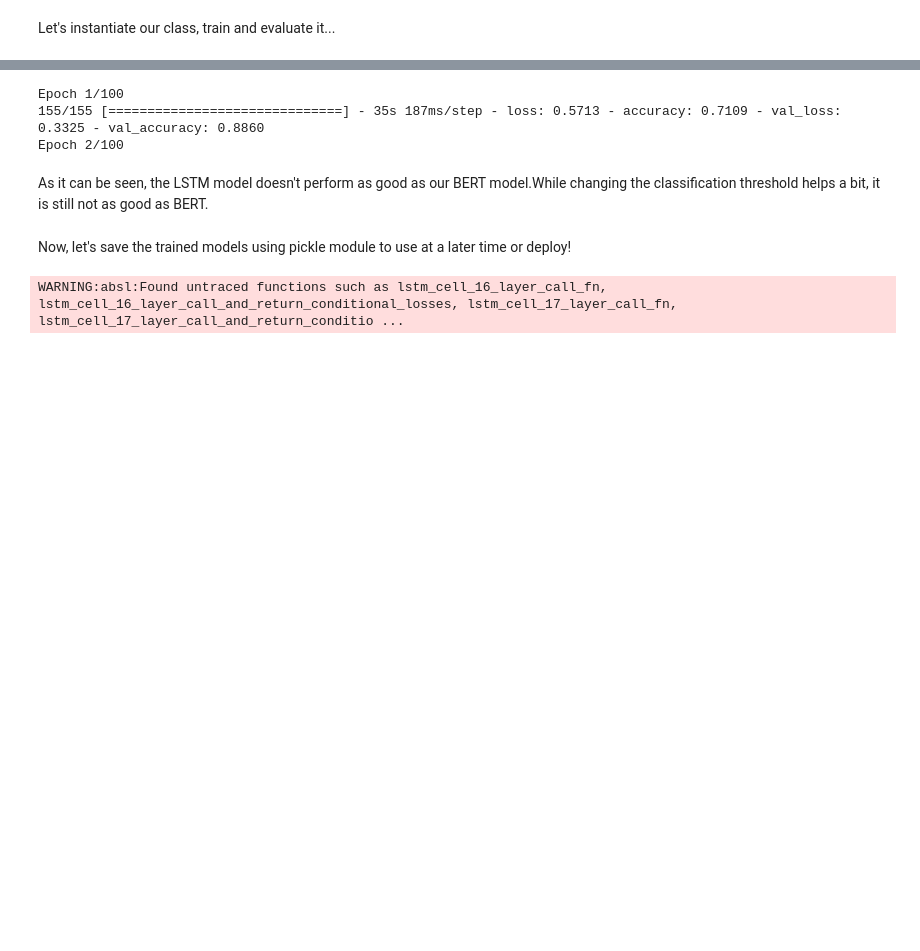
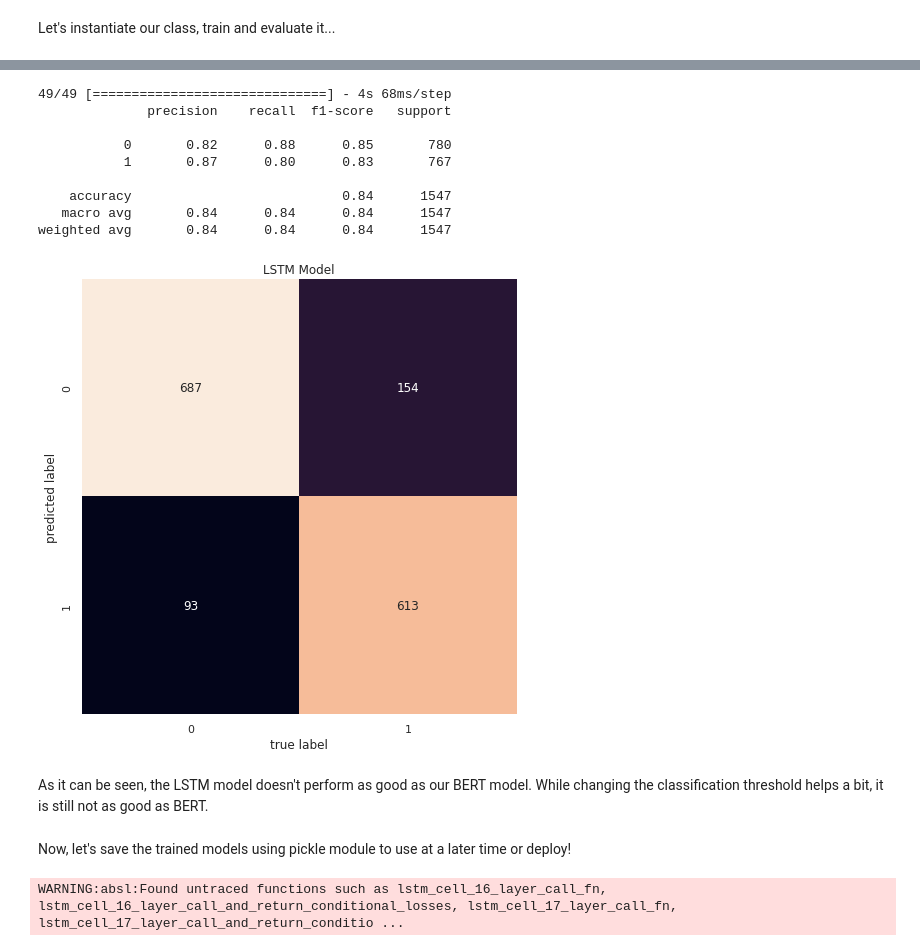
Before and after one commit to maxkotur/ml-stress-detection, a Jupyter notebook: stress_detection.ipynb, the cells around one changed output, grey strips where cells are left out. Drawn from its saved outputs; the diff is of its cells as text; code cells hidden in the pictures; blank space fills up the shorter version.

```diff
--- a/stress_detection.ipynb
+++ b/stress_detection.ipynb
@@ -256,7 +256,8 @@ class LSTMClassifier(BaseLearningAlgorithm):
     self.tokenizer.fit_on_texts(X_train)
     X_train_sequences = self.tokenizer.texts_to_sequences(X_train)
     X_train_tokenized = pad_sequences(X_train_sequences,truncating="post",padding="post", maxlen=1024, dtype='float32')
-    self.model.fit(X_train_tokenized, y_train, validation_split= validation_split, epochs=epochs, callbacks=[tf.keras.callbacks.EarlyStopping(monitor='val_loss', patience=5, verbose=1, mode="min")])
+    self.model.fit(X_train_tokenized, y_train, validation_split= validation_split, epochs=epochs,
+                   callbacks=[tf.keras.callbacks.EarlyStopping(monitor='val_loss', patience=5, verbose=1, mode="min")])
 
   def predict(self, X_test, threshold) -> np.array:
     self.tokenizer.fit_on_texts(X_test)
@@ -280,3 +281,6 @@ class LSTMClassifier(BaseLearningAlgorithm):
     return "LSTM model"
 # %% [markdown]
 Let's instantiate our class, train and evaluate it...
+# %%
+lstm = LSTMClassifier()
+lstm.fit(X_train, y_train, epochs = 20, validation_split=0.2)
@@ -283,19 +305,24 @@ Let's instantiate our class, train and evaluate it...
 # %%
-lstm = LSTMClassifier()
-lstm.fit(X_train, y_train, epochs = 100, validation_split=0.2)
 yhats = lstm.predict(X_test, threshold = 0.5)
-mat = confusion_matrix(y_test, yhats)
+mat = confusion_matrix(y_test, yhats[1])
 sns.set(rc = {'figure.figsize':(8,8)})
 sns.heatmap(mat.T, square=True, annot=True, fmt='d', cbar=False,
               xticklabels=['%d' %i for i in range(2)],
               yticklabels=['%d' %i for i in range(2)])
 plt.xlabel('true label')
 plt.ylabel('predicted label')
-plt.title('Bert Model')
+plt.title('LSTM Model')
 
-print(classification_report(y_test, yhats,
+print(classification_report(y_test, yhats[1],
                               target_names=['%d' %i for i in range(2)]))
 # %% [output]
-Epoch 1/100
-155/155 [==============================] - 35s 187ms/step - loss: 0.5713 - accuracy: 0.7109 - val_loss: 0.3325 - val_accuracy: 0.8860
-Epoch 2/100
+49/49 [==============================] - 4s 68ms/step
+              precision    recall  f1-score   support
+
+           0       0.82      0.88      0.85       780
+           1       0.87      0.80      0.83       767
+
+    accuracy                           0.84      1547
+   macro avg       0.84      0.84      0.84      1547
+weighted avg       0.84      0.84      0.84      1547
+[figure, added]
@@ -306,5 +329,5 @@ confusion_matrix(y_test,yhats[1]) #yhats[1] returns binary predictions we made (
 # %% [markdown]
-As it can be seen, the LSTM model doesn't perform as good as our BERT model.While changing the classification threshold helps a bit, it is still not as good as BERT.
+As it can be seen, the LSTM model doesn't perform as good as our BERT model. While changing the classification threshold helps a bit, it is still not as good as BERT.
 # %% [markdown]
 Now, let's save the trained models using pickle module to use at a later time or deploy!
 # %%
```
Also changed, not shown: parts of 8 cells of this notebook.
